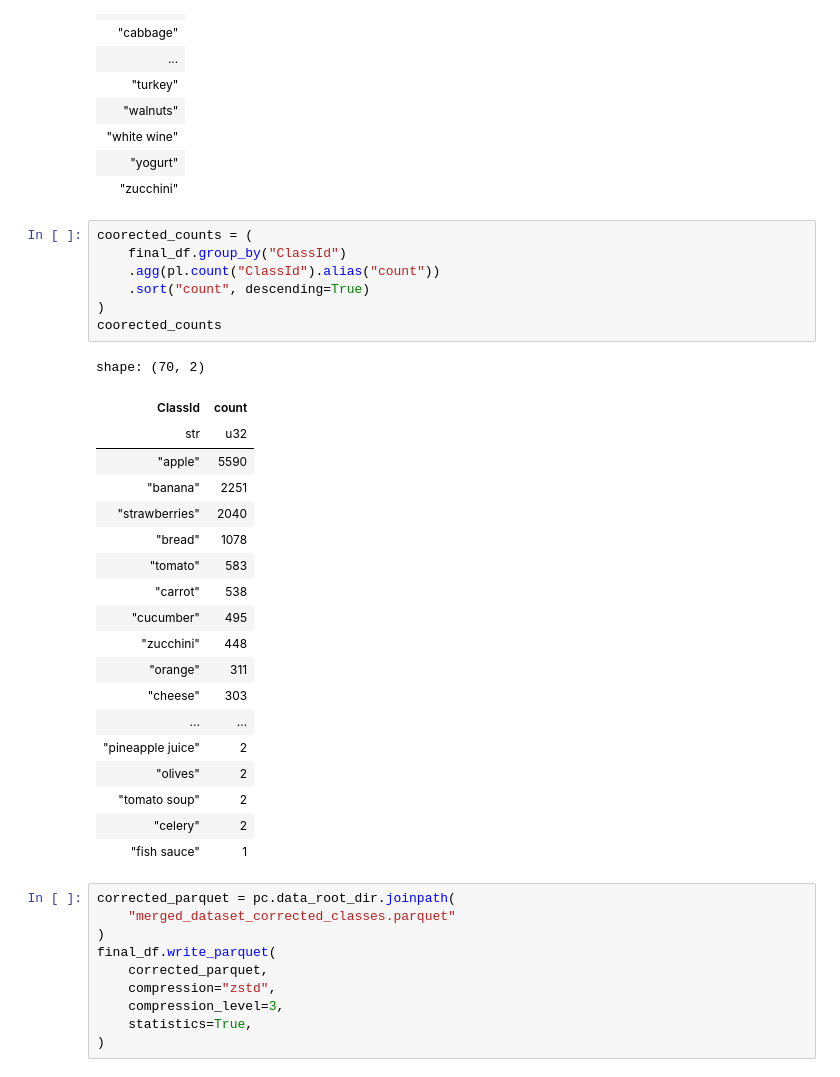
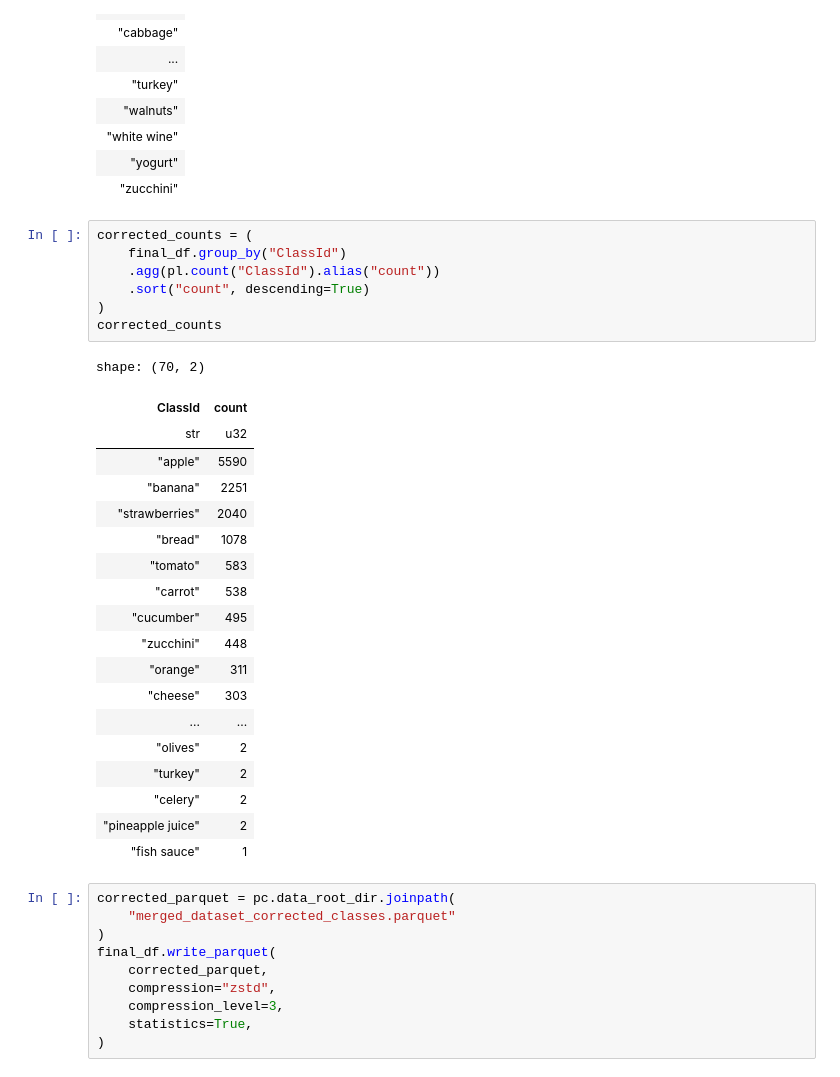
Before and after one commit to teddy661/gotmeals, a Jupyter notebook: EDA/combined_classes_eda.ipynb, the cells around one changed output. Drawn from its saved outputs; the diff is of its cells as text.

```diff
--- a/EDA/combined_classes_eda.ipynb
+++ b/EDA/combined_classes_eda.ipynb
@@ -384,31 +384,31 @@ shape: (70, 1)
 | "yogurt" |
 | "zucchini" |
 # %%
-coorected_counts = (
+corrected_counts = (
     final_df.group_by("ClassId")
     .agg(pl.count("ClassId").alias("count"))
     .sort("count", descending=True)
 )
-coorected_counts
+corrected_counts
 # %% [output]
 shape: (70, 2)
 | ClassId | count |
 | str | u32 |
 | "apple" | 5590 |
 | "banana" | 2251 |
 | "strawberries" | 2040 |
 | "bread" | 1078 |
 | "tomato" | 583 |
 | "carrot" | 538 |
 | "cucumber" | 495 |
 | "zucchini" | 448 |
 | "orange" | 311 |
 | "cheese" | 303 |
 | ... | ... |
+| "olives" | 2 |
+| "turkey" | 2 |
+| "celery" | 2 |
 | "pineapple juice" | 2 |
-| "olives" | 2 |
-| "tomato soup" | 2 |
-| "celery" | 2 |
 | "fish sauce" | 1 |
 # %%
 corrected_parquet = pc.data_root_dir.joinpath(
```
Also changed, not shown: parts of 1 cell of this notebook, 1 other file.
